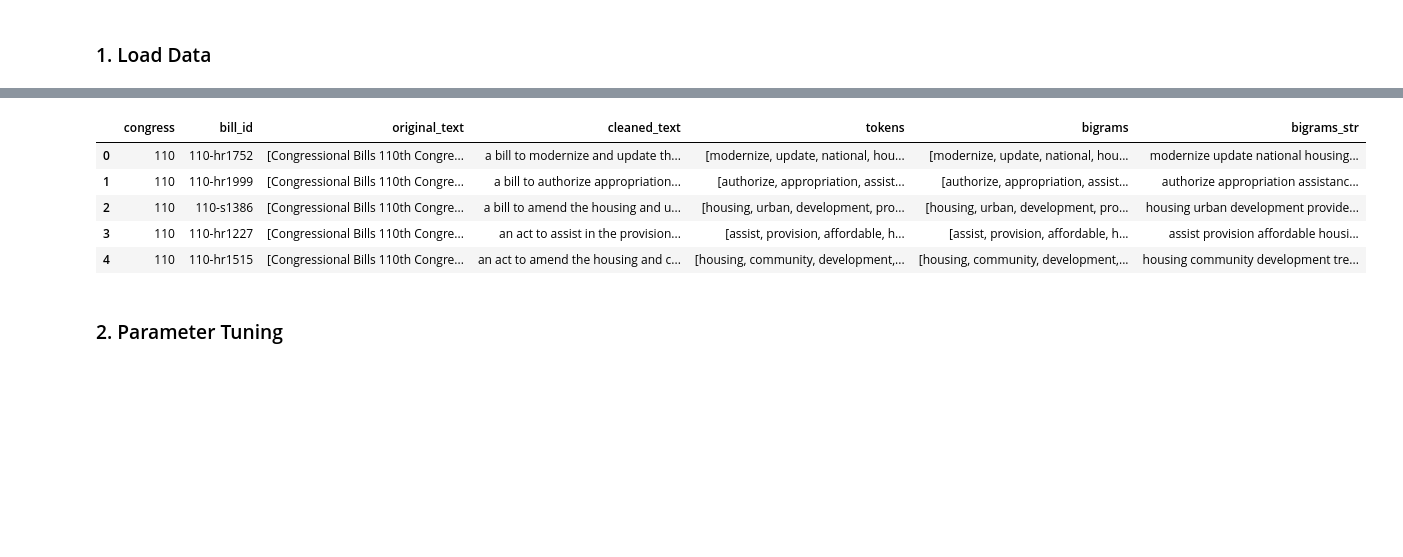
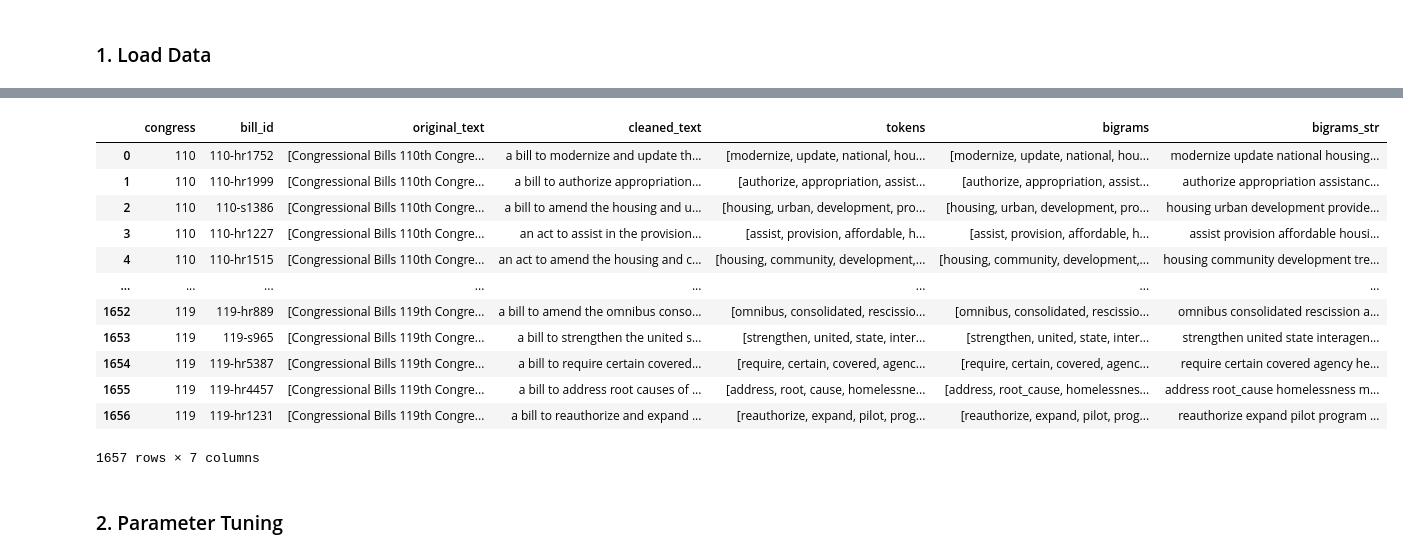
Before and after one commit to rebeccalwagner/PPOL_5205_FinalProject, a Jupyter notebook: code/models/lda.ipynb, the cells around one changed output, grey strips where cells are left out. Cells and saved outputs as stored; diff of their text form; code cells hidden in the pictures; blank space fills up the shorter version.

```diff
--- a/code/models/lda.ipynb
+++ b/code/models/lda.ipynb
@@ -27,17 +34,24 @@ count_df.head()
 # %%
 text_df = pd.read_csv("../data/processed_text/text_df_11_23.csv")
 
 text_df["bigrams"] = text_df["bigrams"].apply(ast.literal_eval) # turn back into lists
 text_df["tokens"] = text_df["tokens"].apply(ast.literal_eval) # turn back into lists
 
-text_df.head()
+text_df
 # %% [output]
 |  | congress | bill_id | original_text | cleaned_text | tokens | bigrams | bigrams_str |
 | 0 | 110 | 110-hr1752 | [Congressional Bills 110th Congre... | a bill to modernize and update th... | [modernize, update, national, hou... | [modernize, update, national, hou... | modernize update national housing... |
 | 1 | 110 | 110-hr1999 | [Congressional Bills 110th Congre... | a bill to authorize appropriation... | [authorize, appropriation, assist... | [authorize, appropriation, assist... | authorize appropriation assistanc... |
 | 2 | 110 | 110-s1386 | [Congressional Bills 110th Congre... | a bill to amend the housing and u... | [housing, urban, development, pro... | [housing, urban, development, pro... | housing urban development provide... |
 | 3 | 110 | 110-hr1227 | [Congressional Bills 110th Congre... | an act to assist in the provision... | [assist, provision, affordable, h... | [assist, provision, affordable, h... | assist provision affordable housi... |
 | 4 | 110 | 110-hr1515 | [Congressional Bills 110th Congre... | an act to amend the housing and c... | [housing, community, development,... | [housing, community, development,... | housing community development tre... |
+| ... | ... | ... | ... | ... | ... | ... | ... |
+| 1652 | 119 | 119-hr889 | [Congressional Bills 119th Congre... | a bill to amend the omnibus conso... | [omnibus, consolidated, rescissio... | [omnibus, consolidated, rescissio... | omnibus consolidated rescission a... |
+| 1653 | 119 | 119-s965 | [Congressional Bills 119th Congre... | a bill to strengthen the united s... | [strengthen, united, state, inter... | [strengthen, united, state, inter... | strengthen united state interagen... |
+| 1654 | 119 | 119-hr5387 | [Congressional Bills 119th Congre... | a bill to require certain covered... | [require, certain, covered, agenc... | [require, certain, covered, agenc... | require certain covered agency he... |
+| 1655 | 119 | 119-hr4457 | [Congressional Bills 119th Congre... | a bill to address root causes of ... | [address, root, cause, homelessne... | [address, root_cause, homelessnes... | address root_cause homelessness m... |
+| 1656 | 119 | 119-hr1231 | [Congressional Bills 119th Congre... | a bill to reauthorize and expand ... | [reauthorize, expand, pilot, prog... | [reauthorize, expand, pilot, prog... | reauthorize expand pilot program ... |
+1657 rows × 7 columns
 # %%
 # tokens
 
```
Also changed, not shown: parts of 29 cells of this notebook, 11 other files.
